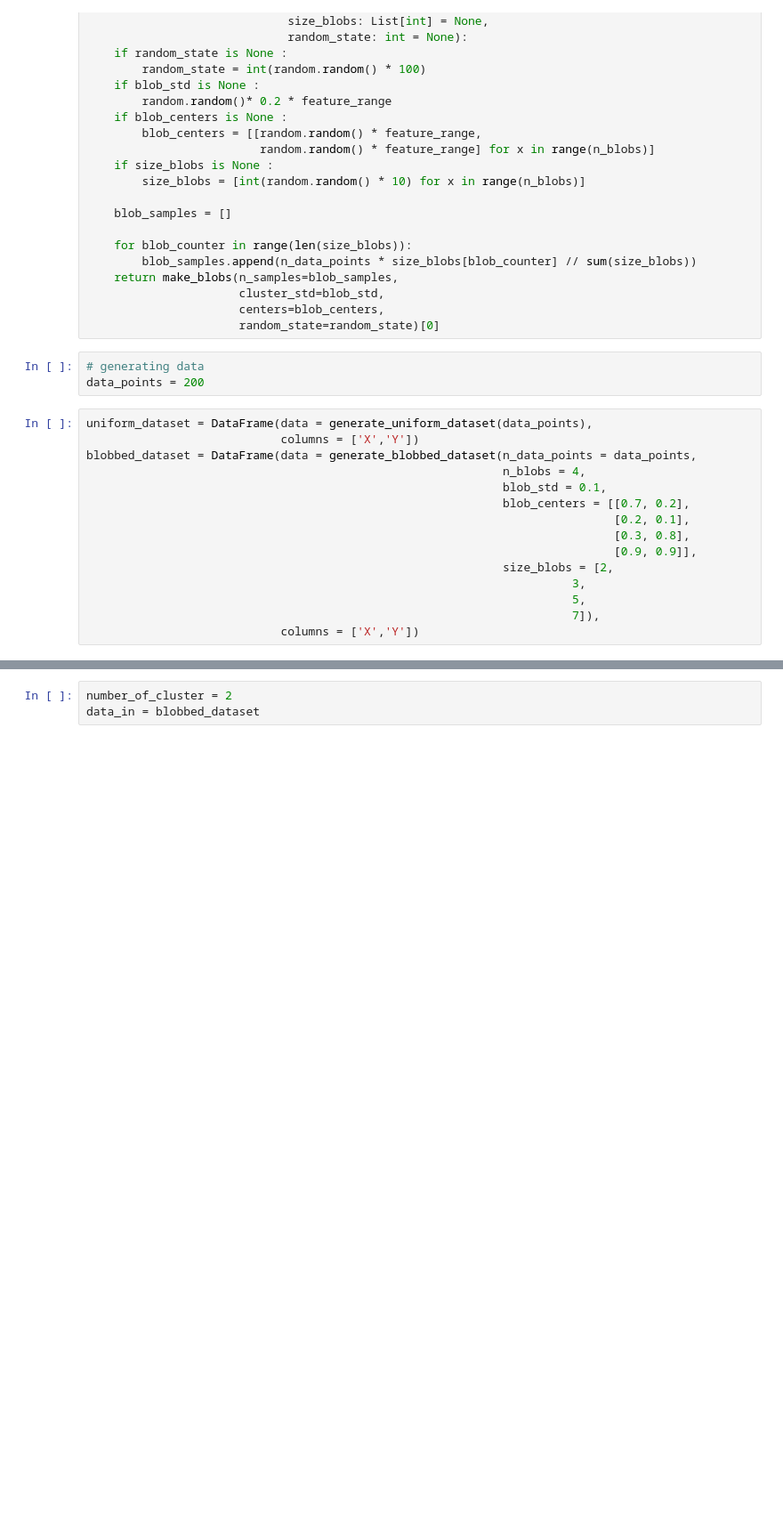
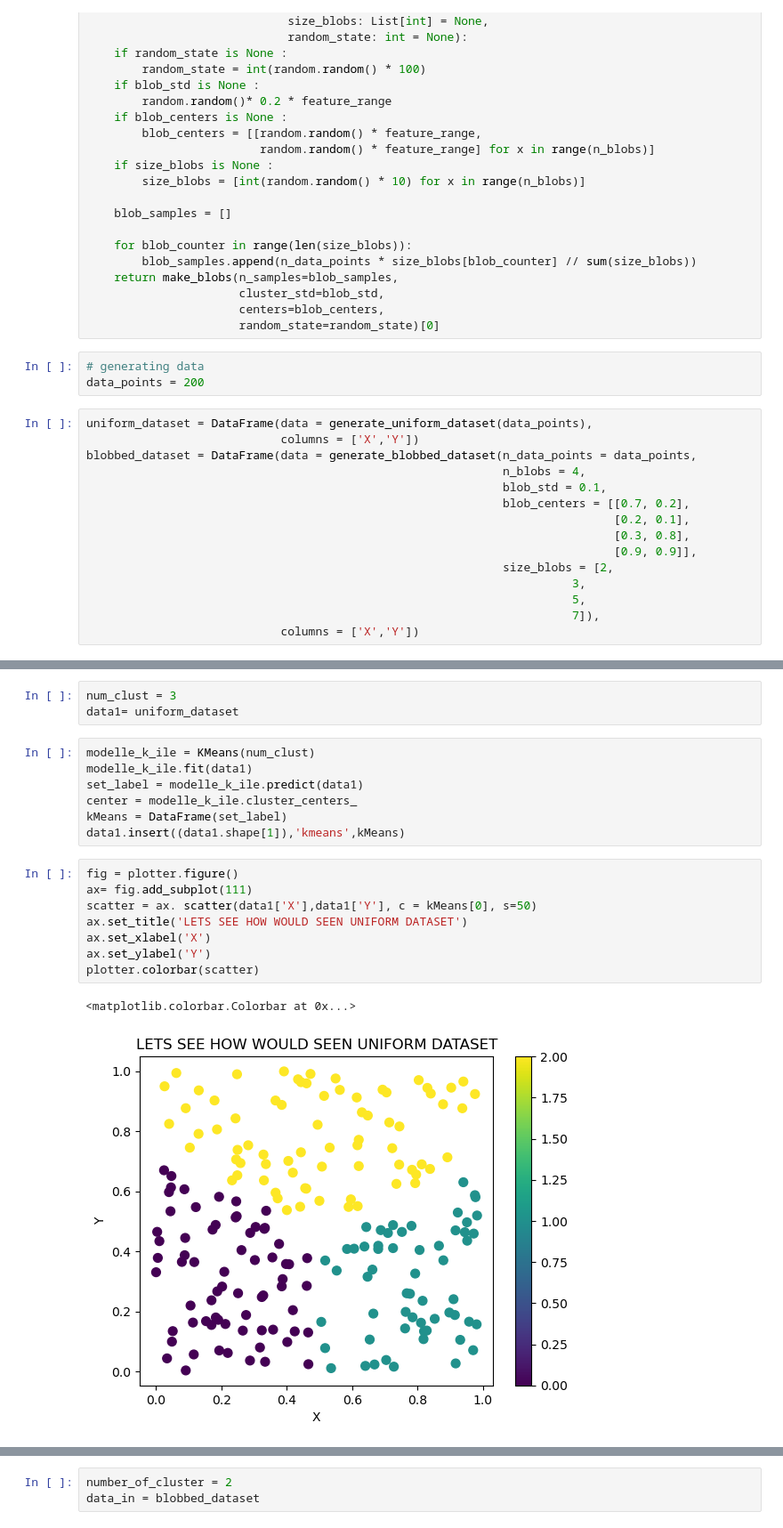
Before and after one commit to Mervvee/AI_Studies, a Jupyter notebook: ddo/Machine Learning/Kümeleme/clustering.ipynb, the cells around one changed output, grey strips where cells are left out. Shown at 89% size. Saved outputs shown, nothing was run; the diff lists cells and outputs as text; blank space fills up the shorter version.

Commit message:
Learnig Clusterings Agglomerative and KMeans

```diff
--- a/ddo/Machine Learning/Kümeleme/clustering.ipynb
+++ b/ddo/Machine Learning/Kümeleme/clustering.ipynb
@@ -80,5 +80,26 @@ print(uniform_dataset)
 
 [200 rows x 2 columns]
+# %%
+num_clust = 3
+data1= uniform_dataset
+# %%
+modelle_k_ile = KMeans(num_clust)
+modelle_k_ile.fit(data1)
+set_label = modelle_k_ile.predict(data1)
+center = modelle_k_ile.cluster_centers_
+kMeans = DataFrame(set_label)
+data1.insert((data1.shape[1]),'kmeans',kMeans)
+# %%
+fig = plotter.figure()
+ax= fig.add_subplot(111)
+scatter = ax. scatter(data1['X'],data1['Y'], c = kMeans[0], s=50)
+ax.set_title('LETS SEE HOW WOULD SEEN UNIFORM DATASET')
+ax.set_xlabel('X')
+ax.set_ylabel('Y')
+plotter.colorbar(scatter)
+# %% [output]
+<matplotlib.colorbar.Colorbar at 0x...>
+[figure, added]
 # %%
 print(blobbed_dataset)
 # %% [output]
```
Also changed, not shown: parts of 9 cells of this notebook.
